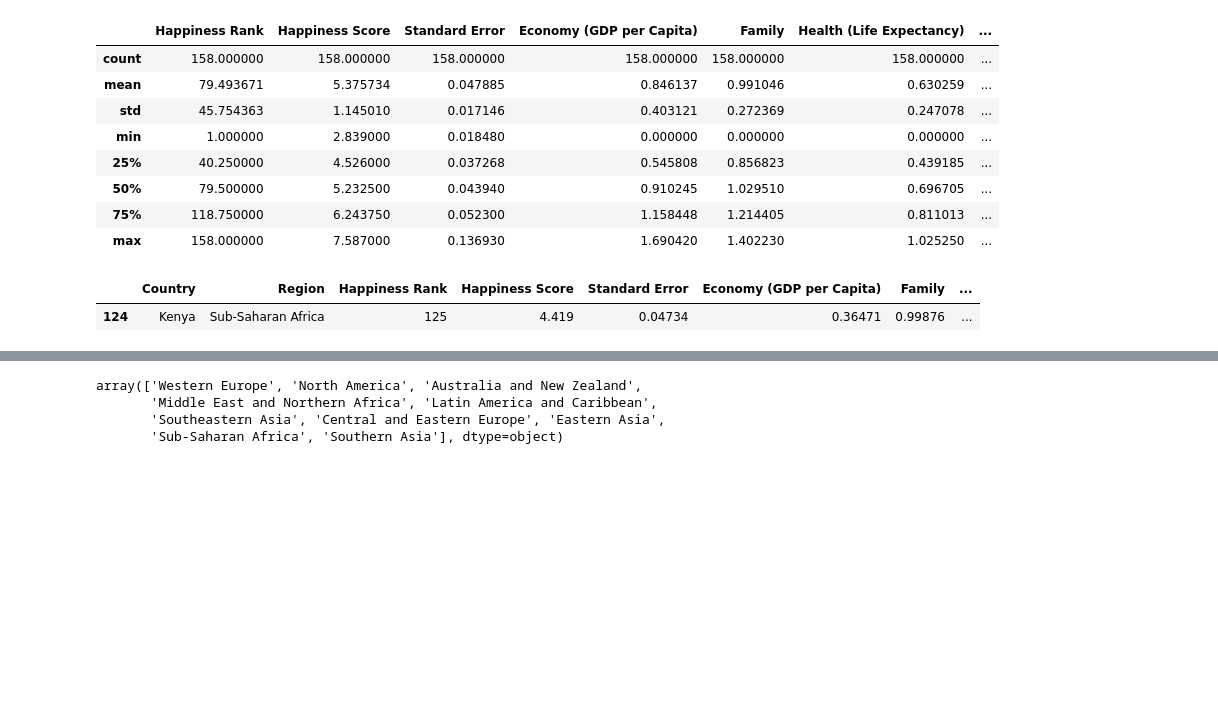
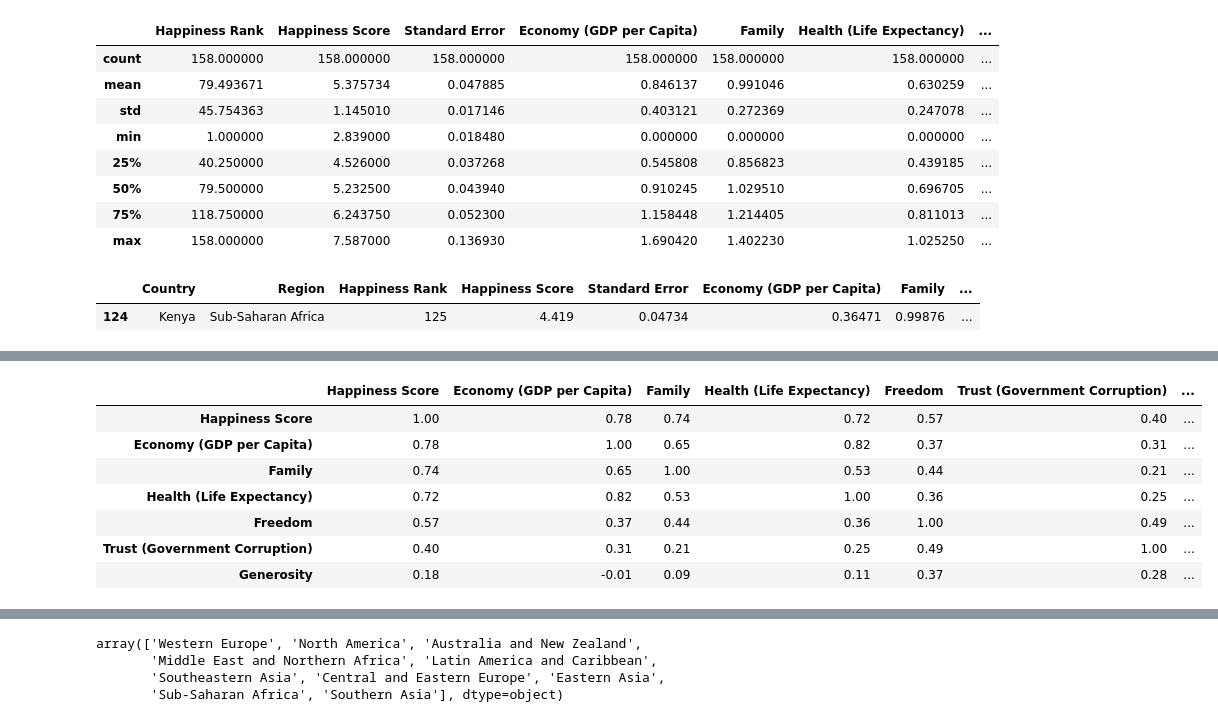
Before and after one commit to JoshuaOmondi/COVID-19, a Jupyter notebook: EDA.ipynb, the cells around one changed output, grey strips where cells are left out. Cells and saved outputs as stored; diff of their text form; code cells hidden in the pictures; blank space fills up the shorter version.

```diff
--- a/EDA.ipynb
+++ b/EDA.ipynb
@@ -58,0 +101,12 @@ data[data['Country']== 'Kenya']
+# %%
+cormat = cordata.corr()
+round(cormat,2)
+# %% [output]
+|  | Happiness Score | Economy (GDP per Capita) | Family | Health (Life Expectancy) | Freedom | Trust (Government Corruption) | ... |
+| Happiness Score | 1.00 | 0.78 | 0.74 | 0.72 | 0.57 | 0.40 | ... |
+| Economy (GDP per Capita) | 0.78 | 1.00 | 0.65 | 0.82 | 0.37 | 0.31 | ... |
+| Family | 0.74 | 0.65 | 1.00 | 0.53 | 0.44 | 0.21 | ... |
+| Health (Life Expectancy) | 0.72 | 0.82 | 0.53 | 1.00 | 0.36 | 0.25 | ... |
+| Freedom | 0.57 | 0.37 | 0.44 | 0.36 | 1.00 | 0.49 | ... |
+| Trust (Government Corruption) | 0.40 | 0.31 | 0.21 | 0.25 | 0.49 | 1.00 | ... |
+| Generosity | 0.18 | -0.01 | 0.09 | 0.11 | 0.37 | 0.28 | ... |
```
Also changed, not shown: parts of 17 cells of this notebook.
